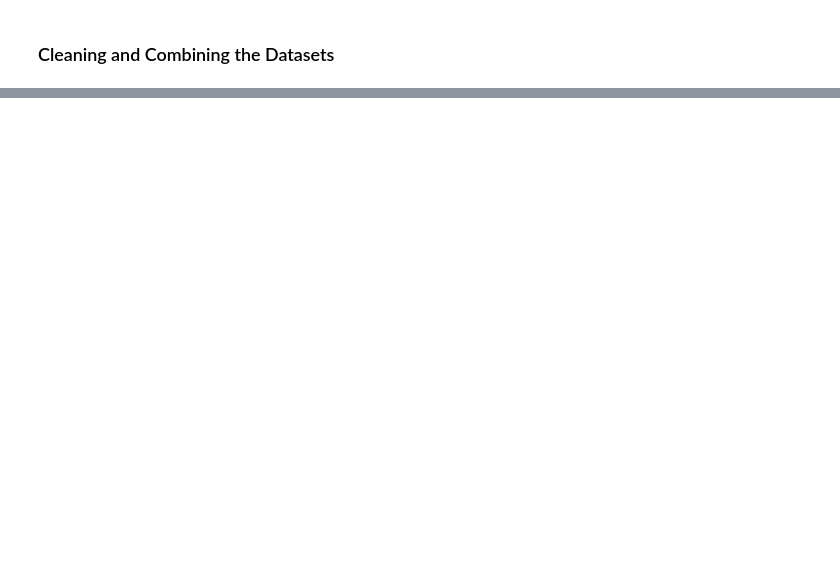
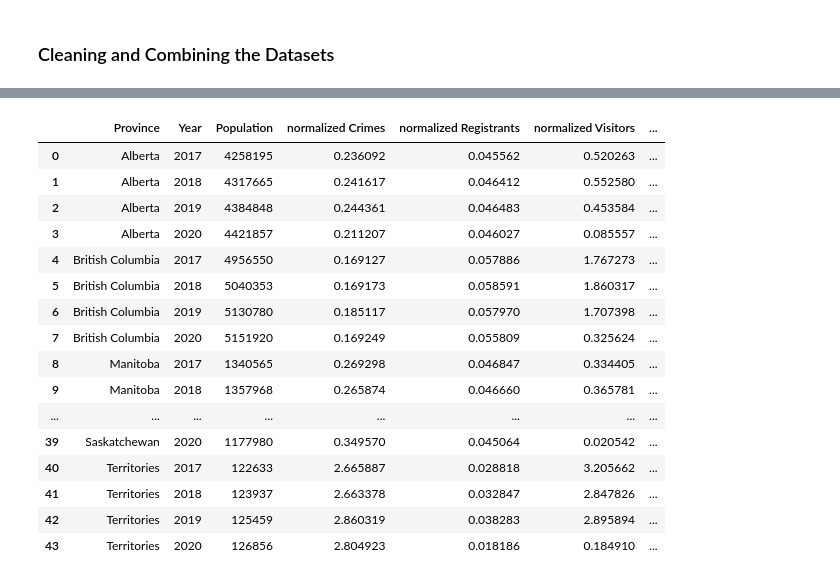
Before and after one commit to imadahmad97/capstone, a Jupyter notebook: report.ipynb, the cells around one changed output, grey strips where cells are left out. Cells and saved outputs as stored; diff of their text form; code cells hidden in the pictures; blank space fills up the shorter version.

Commit message:
normalized variables

```diff
--- a/report.ipynb
+++ b/report.ipynb
@@ -64,0 +83,31 @@ final_merge.to_csv('merged_dataset.csv', index=False)
+# %%
+cols_to_normalize = [
+    'Crimes', 'Registrants', 'Visitors', 'Births', 'Deaths', 'Immigrants',
+    'Emigrants', 'Returning Emigrants', 'Net Temporary Migration',
+    'Net Interprovincial Migration', 'Net non-permanent residents'
+]
+
+for col in cols_to_normalize:
+    final_merge[f'normalized {col}'] = final_merge[col] / final_merge['Population']
+
+final_merge.drop(cols_to_normalize, axis=1, inplace=True)
+# %%
+final_merge
+# %% [output]
+|  | Province | Year | Population | normalized Crimes | normalized Registrants | normalized Visitors | ... |
+| 0 | Alberta | 2017 | 4258195 | 0.236092 | 0.045562 | 0.520263 | ... |
+| 1 | Alberta | 2018 | 4317665 | 0.241617 | 0.046412 | 0.552580 | ... |
+| 2 | Alberta | 2019 | 4384848 | 0.244361 | 0.046483 | 0.453584 | ... |
+| 3 | Alberta | 2020 | 4421857 | 0.211207 | 0.046027 | 0.085557 | ... |
+| 4 | British Columbia | 2017 | 4956550 | 0.169127 | 0.057886 | 1.767273 | ... |
+| 5 | British Columbia | 2018 | 5040353 | 0.169173 | 0.058591 | 1.860317 | ... |
+| 6 | British Columbia | 2019 | 5130780 | 0.185117 | 0.057970 | 1.707398 | ... |
+| 7 | British Columbia | 2020 | 5151920 | 0.169249 | 0.055809 | 0.325624 | ... |
+| 8 | Manitoba | 2017 | 1340565 | 0.269298 | 0.046847 | 0.334405 | ... |
+| 9 | Manitoba | 2018 | 1357968 | 0.265874 | 0.046660 | 0.365781 | ... |
+| ... | ... | ... | ... | ... | ... | ... | ... |
+| 39 | Saskatchewan | 2020 | 1177980 | 0.349570 | 0.045064 | 0.020542 | ... |
+| 40 | Territories | 2017 | 122633 | 2.665887 | 0.028818 | 3.205662 | ... |
+| 41 | Territories | 2018 | 123937 | 2.663378 | 0.032847 | 2.847826 | ... |
+| 42 | Territories | 2019 | 125459 | 2.860319 | 0.038283 | 2.895894 | ... |
+| 43 | Territories | 2020 | 126856 | 2.804923 | 0.018186 | 0.184910 | ... |
```
Also changed, not shown: parts of 2 cells of this notebook.
